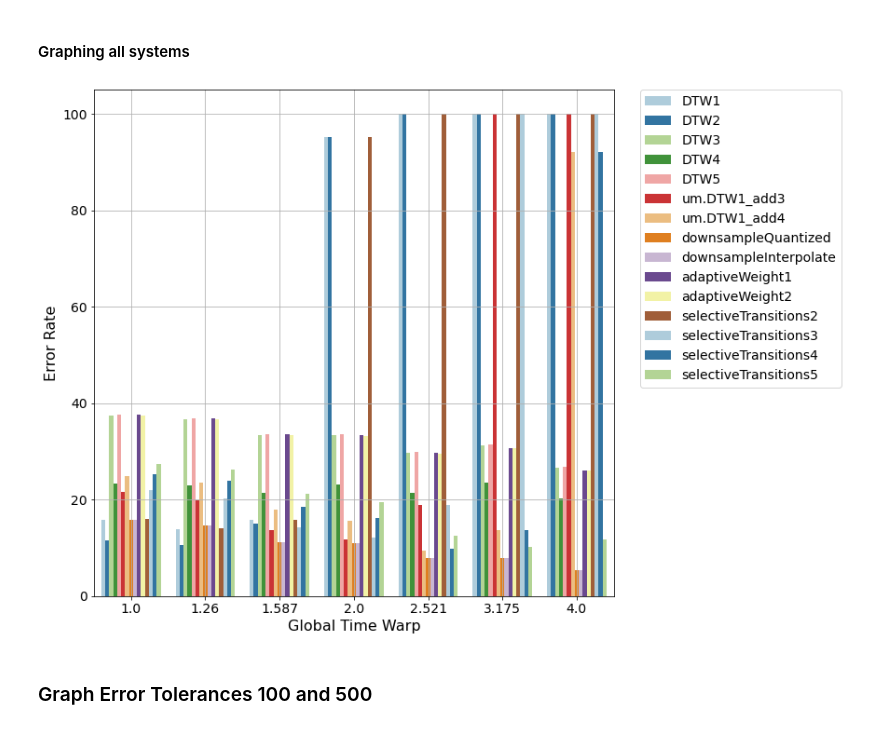
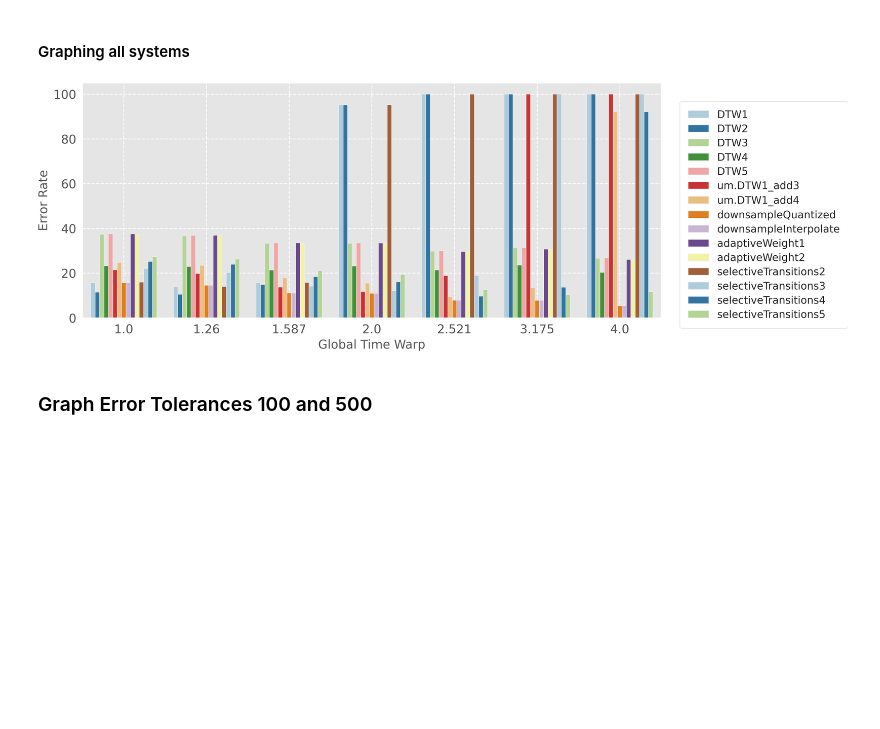
Before and after one commit to HMC-MIR/ExtremeTimeWarping, a Jupyter notebook: 03_Evaluate.ipynb, the cells around one changed output. Saved outputs shown, nothing was run; the diff lists cells and outputs as text; code cells hidden in the pictures; blank space fills up the shorter version.

```diff
--- a/03_Evaluate.ipynb
+++ b/03_Evaluate.ipynb
@@ -227,4 +224,29 @@ def generate_df(errRates, basenames, tols):
     return df
+# %%
+def plot_grouped_barplot(df):
+
+    plt.style.use("ggplot")
+
+    tol_200 = df[df['Tolerance']==200]
+    sns.barplot(data=tol_200, x="Global Time Warp", y="Error", hue="System", palette="Paired")
+
+    plt.xticks(fontsize=14)
+    plt.yticks(fontsize=14)
+    plt.xlabel("Global Time Warp", size=14)
+    plt.ylabel("Error Rate", size=14)
+    plt.legend(bbox_to_anchor=(1, 1), fontsize=12, loc=2, fancybox=True, borderpad=0.8, labelspacing=0.4, borderaxespad=1.8, framealpha=0.7, facecolor='white')
+    plt.grid(linestyle = '--', linewidth = 1)
+    plt.show()
+# %%
+import matplotlib as mpl
+mpl.rcParams['figure.dpi'] = 500
+mpl.rcParams['figure.figsize'] = [12, 5]
+mpl.rcParams['savefig.pad_inches'] = 0
+
+df1 = generate_df(errRates, toPlot, [200, 500, 100])
+plot_grouped_barplot(df1)
+# %% [output]
+[figure, added]
 # %%
 def generate_df_with_tols(errRates, basenames, tols):
     '''generates df to use with histogram'''
@@ -277,8 +282,3 @@ def plot_with_tols(df):
-# %%
-df1 = generate_df(errRates, toPlot, [200, 500, 100])
-plot_grouped_barplot(df1)
-# %% [output]
-[figure, removed]
 # %% [markdown]
 ### Graph Error Tolerances 100 and 500
 # %%
```
Also changed, not shown: parts of 5 cells of this notebook.
